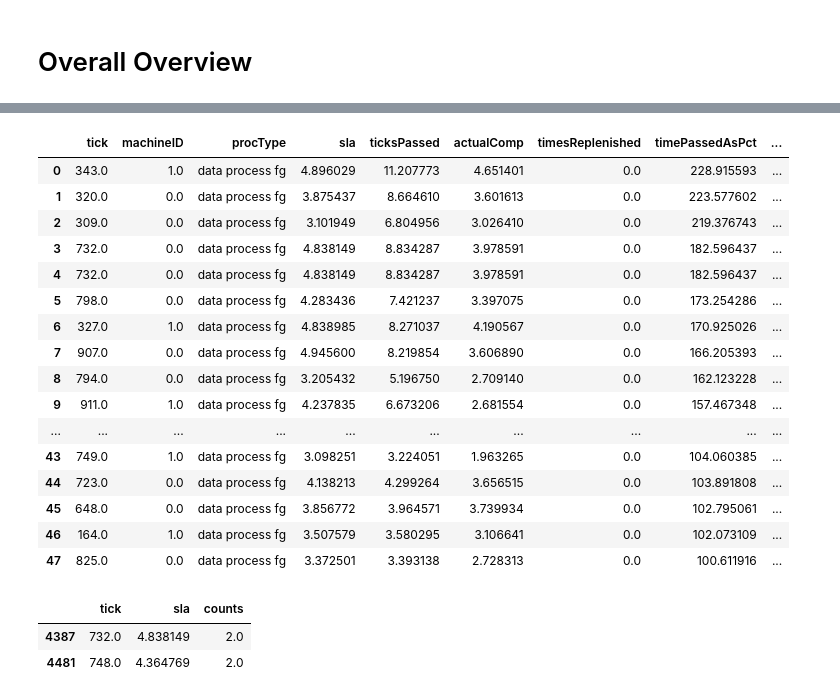
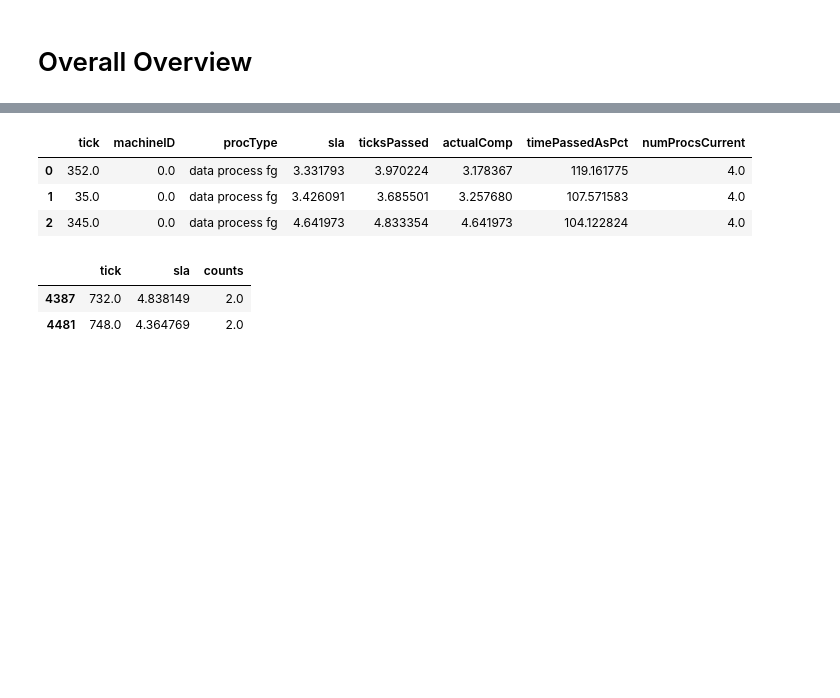
Before and after one commit to hannahmanuela/scheduler-simulator, a Jupyter notebook: results/analyze_output.ipynb, the cells around one changed output, grey strips where cells are left out. Saved outputs shown, nothing was run; the diff lists cells and outputs as text; code cells hidden in the pictures; blank space fills up the shorter version.

```diff
--- a/results/analyze_output.ipynb
+++ b/results/analyze_output.ipynb
@@ -15,7 +15,7 @@ please provide us feedback at https://github.com/pandas-dev/pandas/issues/54466
 # %%
 procs_added = pd.read_csv("procs_added.txt", index_col=None, names=["tick", "machineID", "procType", "sla", "actualComp", "migrated"])
 procs_current = pd.read_csv("procs_current.txt", index_col=None, names=["tick", "machineID", "coreId", "sla", "actualComp", "compDone"])
-procs_done = pd.read_csv("procs_done.txt", index_col=None, names=["tick", "machineID", "procType", "sla", "ticksPassed", "actualComp", "timesReplenished"])
+procs_done = pd.read_csv("procs_done.txt", index_col=None, names=["tick", "machineID", "procType", "sla", "ticksPassed", "actualComp"])
 procs_killed = pd.read_csv("procs_killed.txt", index_col=None, names=["tick", "machineID", "sla", "compDone", "memUsed"])
 
 # sched_decisions = pd.read_csv("sched.txt", index_col=None, names=["tick", "machineID", "sla", "compDone", "ticksPassed", "ticksGiven", "done"])
@@ -26,8 +26,8 @@ procs_killed = pd.read_csv("procs_killed.txt", index_col=None, names=["tick", "m
 procs_current["compLeft"] = procs_current["sla"] - procs_current["compDone"]
 procs_added["compLeft"] = procs_added["sla"]
 all_procs = pd.concat([procs_current[['tick', "compLeft"]], procs_added[["tick", "compLeft"]]])
-load_num_procs_per_tick = all_procs[["tick"]].groupby("tick").size().reset_index(name='numProcsCurrent')
-load_work_per_tick = all_procs.groupby("tick").sum().reset_index()
+load_num_procs_per_tick = procs_added[["tick"]].groupby("tick").size().reset_index(name='numProcsCurrent')
+load_work_per_tick = procs_added.groupby("tick").sum().reset_index()
 
 procs_done['timePassedAsPct'] = (100 * procs_done["ticksPassed"]) / procs_done["sla"]
 
@@ -150,27 +153,13 @@ plt.show()
 # %%
-late = proc_timings.where((proc_timings["timePassedAsPct"] > 100)).dropna()
+late = proc_timings.where((proc_timings["timePassedAsPct"] > 100.1)).dropna()
 typed = late.where(late["procType"].str.contains("fg")).dropna()
-unreplenished = typed.where(typed["timesReplenished"] == 0).dropna()
 
-unreplenished.sort_values("timePassedAsPct", ascending=False).reset_index(drop=True)
+typed.sort_values("timePassedAsPct", ascending=False).reset_index(drop=True)
 # %% [output]
-|  | tick | machineID | procType | sla | ticksPassed | actualComp | timesReplenished | timePassedAsPct | ... |
-| 0 | 343.0 | 1.0 | data process fg | 4.896029 | 11.207773 | 4.651401 | 0.0 | 228.915593 | ... |
-| 1 | 320.0 | 0.0 | data process fg | 3.875437 | 8.664610 | 3.601613 | 0.0 | 223.577602 | ... |
-| 2 | 309.0 | 0.0 | data process fg | 3.101949 | 6.804956 | 3.026410 | 0.0 | 219.376743 | ... |
-| 3 | 732.0 | 0.0 | data process fg | 4.838149 | 8.834287 | 3.978591 | 0.0 | 182.596437 | ... |
-| 4 | 732.0 | 0.0 | data process fg | 4.838149 | 8.834287 | 3.978591 | 0.0 | 182.596437 | ... |
-| 5 | 798.0 | 0.0 | data process fg | 4.283436 | 7.421237 | 3.397075 | 0.0 | 173.254286 | ... |
-| 6 | 327.0 | 1.0 | data process fg | 4.838985 | 8.271037 | 4.190567 | 0.0 | 170.925026 | ... |
-| 7 | 907.0 | 0.0 | data process fg | 4.945600 | 8.219854 | 3.606890 | 0.0 | 166.205393 | ... |
-| 8 | 794.0 | 0.0 | data process fg | 3.205432 | 5.196750 | 2.709140 | 0.0 | 162.123228 | ... |
-| 9 | 911.0 | 1.0 | data process fg | 4.237835 | 6.673206 | 2.681554 | 0.0 | 157.467348 | ... |
-| ... | ... | ... | ... | ... | ... | ... | ... | ... | ... |
-| 43 | 749.0 | 1.0 | data process fg | 3.098251 | 3.224051 | 1.963265 | 0.0 | 104.060385 | ... |
-| 44 | 723.0 | 0.0 | data process fg | 4.138213 | 4.299264 | 3.656515 | 0.0 | 103.891808 | ... |
-| 45 | 648.0 | 0.0 | data process fg | 3.856772 | 3.964571 | 3.739934 | 0.0 | 102.795061 | ... |
-| 46 | 164.0 | 1.0 | data process fg | 3.507579 | 3.580295 | 3.106641 | 0.0 | 102.073109 | ... |
-| 47 | 825.0 | 0.0 | data process fg | 3.372501 | 3.393138 | 2.728313 | 0.0 | 100.611916 | ... |
+|  | tick | machineID | procType | sla | ticksPassed | actualComp | timePassedAsPct | numProcsCurrent |
+| 0 | 352.0 | 0.0 | data process fg | 3.331793 | 3.970224 | 3.178367 | 119.161775 | 4.0 |
+| 1 | 35.0 | 0.0 | data process fg | 3.426091 | 3.685501 | 3.257680 | 107.571583 | 4.0 |
+| 2 | 345.0 | 0.0 | data process fg | 4.641973 | 4.833354 | 4.641973 | 104.122824 | 4.0 |
 # %%
 df1 = proc_timings[["tick", "sla"]].groupby(["tick", "sla"]).size().reset_index(name='counts')
 df1.where(df1["counts"] > 1).dropna()
```
Also changed, not shown: parts of 3 cells of this notebook, 8 other files.
